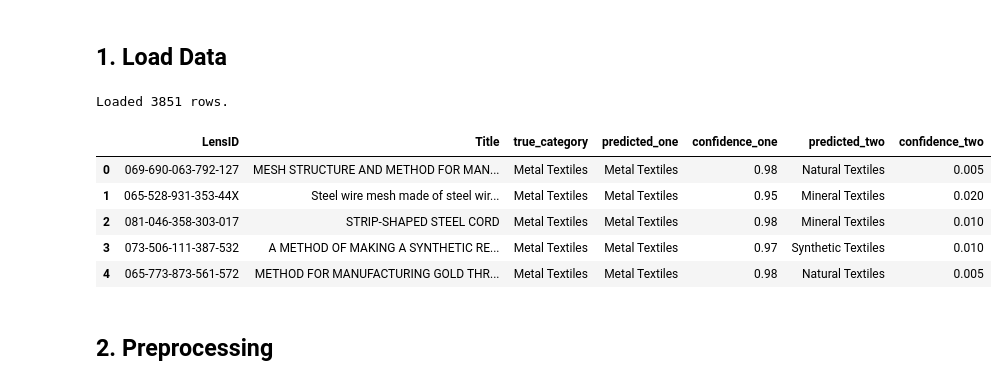
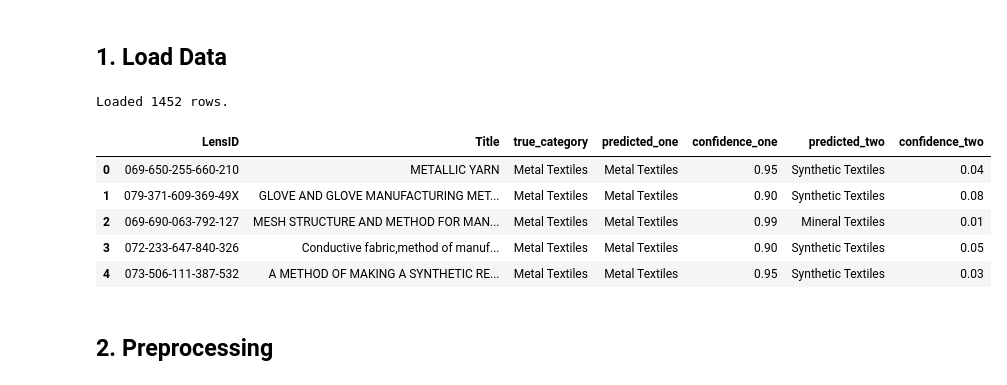
Before and after one commit to UniversityStuff/work_ai_patents, a Jupyter notebook: ZeroShotClassification/evaluate_results.ipynb, the cells around one changed output. Saved outputs shown, nothing was run; the diff lists cells and outputs as text; code cells hidden in the pictures.

```diff
--- a/ZeroShotClassification/evaluate_results.ipynb
+++ b/ZeroShotClassification/evaluate_results.ipynb
@@ -11,18 +11,18 @@ from sklearn.metrics import classification_report, confusion_matrix, accuracy_sc
 # %% [markdown]
 ## 1. Load Data
 # %%
-csv_path = 'Results/aggregated_results.csv'
+csv_path = 'Results/25proResultsCutOff.csv'
 df = pd.read_csv(csv_path)
 print(f"Loaded {len(df)} rows.")
 df.head()
 # %% [output]
-Loaded 3851 rows.
+Loaded 1452 rows.
 |  | LensID | Title | true_category | predicted_one | confidence_one | predicted_two | confidence_two |
-| 0 | 069-690-063-792-127 | MESH STRUCTURE AND METHOD FOR MAN... | Metal Textiles | Metal Textiles | 0.98 | Natural Textiles | 0.005 |
-| 1 | 065-528-931-353-44X | Steel wire mesh made of steel wir... | Metal Textiles | Metal Textiles | 0.95 | Mineral Textiles | 0.020 |
-| 2 | 081-046-358-303-017 | STRIP-SHAPED STEEL CORD | Metal Textiles | Metal Textiles | 0.98 | Mineral Textiles | 0.010 |
-| 3 | 073-506-111-387-532 | A METHOD OF MAKING A SYNTHETIC RE... | Metal Textiles | Metal Textiles | 0.97 | Synthetic Textiles | 0.010 |
-| 4 | 065-773-873-561-572 | METHOD FOR MANUFACTURING GOLD THR... | Metal Textiles | Metal Textiles | 0.98 | Natural Textiles | 0.005 |
+| 0 | 069-650-255-660-210 | METALLIC YARN | Metal Textiles | Metal Textiles | 0.95 | Synthetic Textiles | 0.04 |
+| 1 | 079-371-609-369-49X | GLOVE AND GLOVE MANUFACTURING MET... | Metal Textiles | Metal Textiles | 0.90 | Synthetic Textiles | 0.08 |
+| 2 | 069-690-063-792-127 | MESH STRUCTURE AND METHOD FOR MAN... | Metal Textiles | Metal Textiles | 0.99 | Mineral Textiles | 0.01 |
+| 3 | 072-233-647-840-326 | Conductive fabric,method of manuf... | Metal Textiles | Metal Textiles | 0.90 | Synthetic Textiles | 0.05 |
+| 4 | 073-506-111-387-532 | A METHOD OF MAKING A SYNTHETIC RE... | Metal Textiles | Metal Textiles | 0.95 | Synthetic Textiles | 0.03 |
 # %% [markdown]
 ## 2. Preprocessing
 # %%
```
Also changed, not shown: parts of 5 cells of this notebook, 7 other files.
